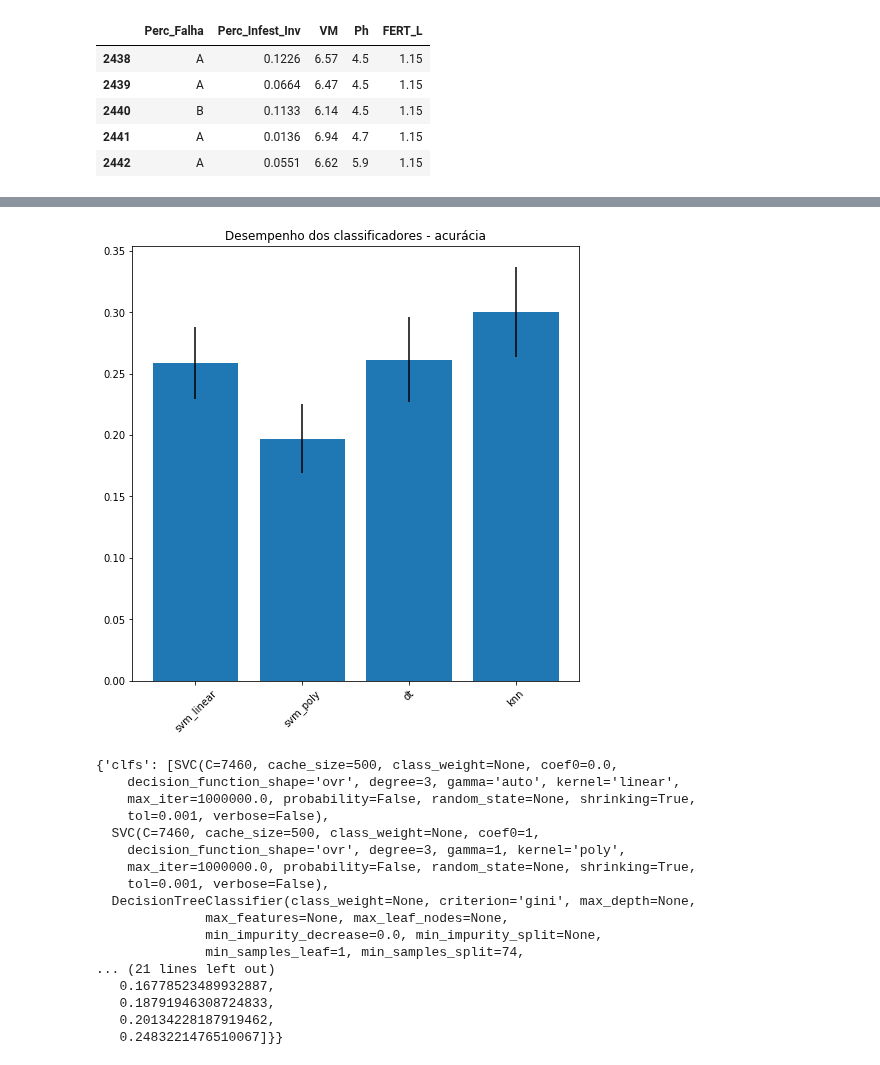
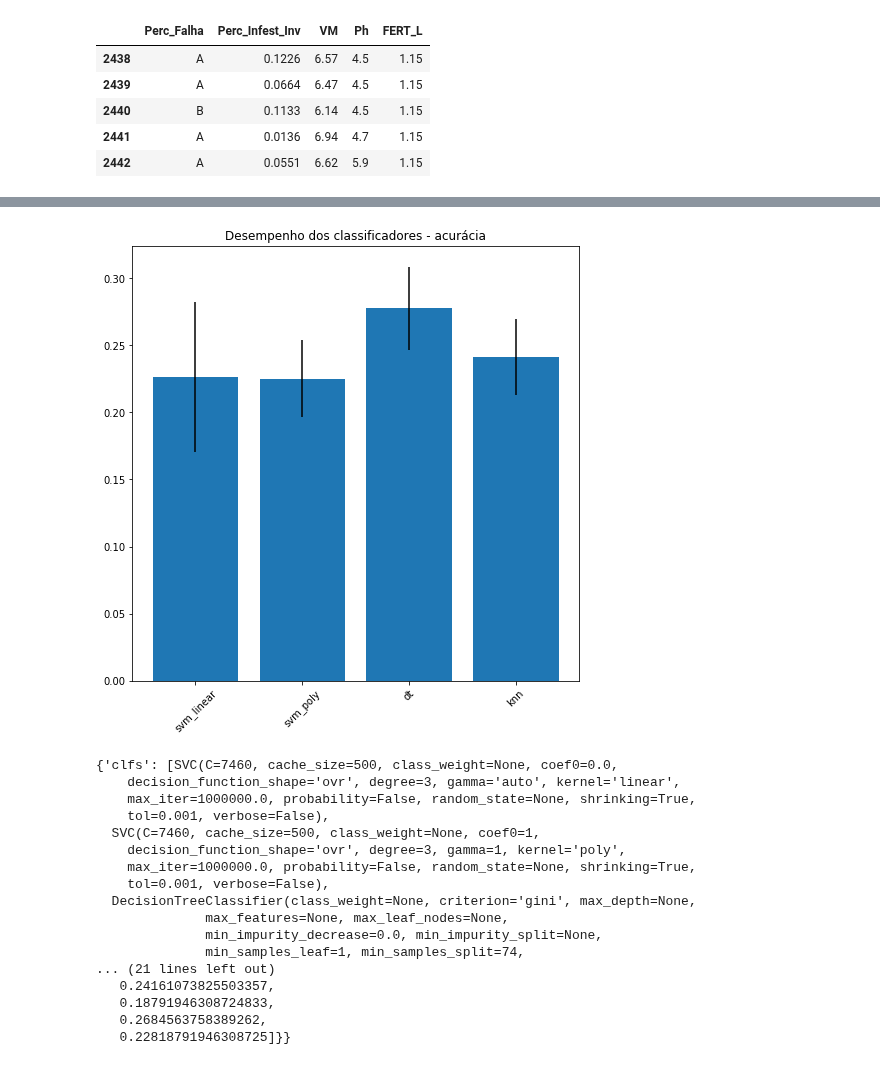
Before and after one commit to LucasSugi/data-science, a Jupyter notebook: pratica_4/pratica_4_9293286_9293251.ipynb, the cells around one changed output, grey strips where cells are left out. Cells and saved outputs as stored; diff of their text form; code cells hidden in the pictures.

```diff
--- a/pratica_4/pratica_4_9293286_9293251.ipynb
+++ b/pratica_4/pratica_4_9293286_9293251.ipynb
@@ -241,12 +244,15 @@ reg_clas(data, columns, target, regression=False)
 # %%
+#Normalizando os dados
+agro2.iloc[:,1:5] = (agro2.iloc[:,1:5]-agro2.iloc[:,1:5].min())/(agro2.iloc[:,1:5].max()-agro2.iloc[:,1:5].min())
+
 #Classificação
 data = agro2
 columns = [1,2,3,4]
 target = 0
 
 reg_clas(data, columns, target, regression=False)
 # %% [output]
-[figure, old version]
+[figure, new version]
 {'clfs': [SVC(C=7460, cache_size=500, class_weight=None, coef0=0.0,
     decision_function_shape='ovr', degree=3, gamma='auto', kernel='linear',
     max_iter=1000000.0, probability=False, random_state=None, shrinking=True,
@@ -260,7 +266,7 @@ reg_clas(data, columns, target, regression=False)
               min_impurity_decrease=0.0, min_impurity_split=None,
               min_samples_leaf=1, min_samples_split=74,
 ... (21 lines left out)
-   0.16778523489932887,
+   0.24161073825503357,
    0.18791946308724833,
-   0.20134228187919462,
-   0.2483221476510067]}}
+   0.2684563758389262,
+   0.22818791946308725]}}
```
Also changed, not shown: parts of 1 cell of this notebook.
